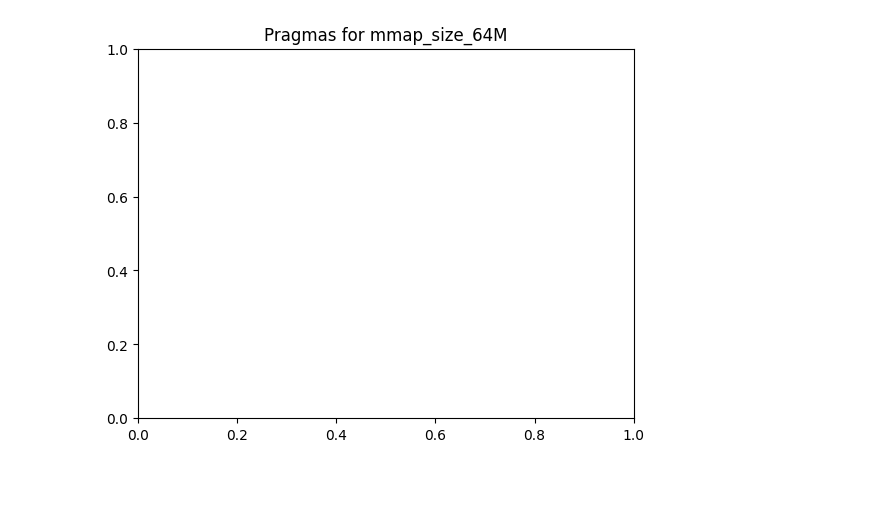
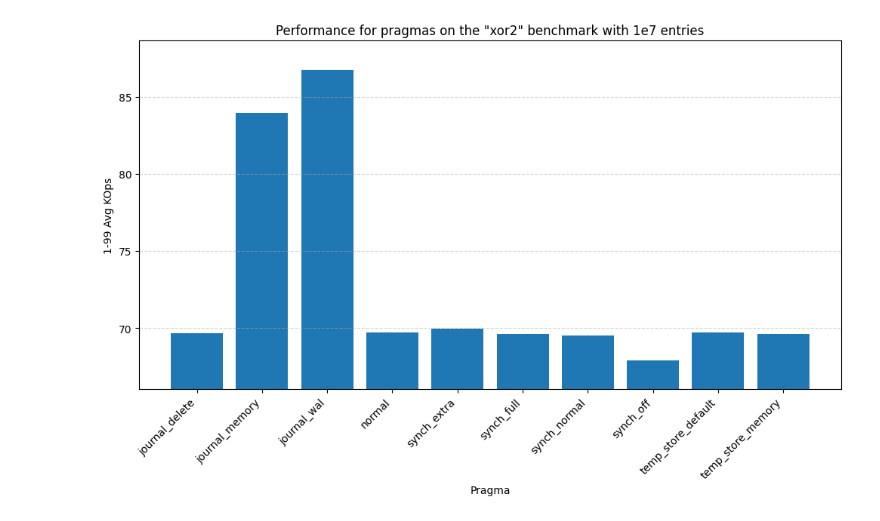
Before and after one commit to carljohnsen/duplicati-blogpost, a Jupyter notebook: WIP-sqlite/benchmark/plotting.ipynb, the cells around one changed output. Cells and saved outputs as stored; diff of their text form; code cells hidden in the pictures; blank space fills up the shorter version.

Commit message:
Added more plots

```diff
--- a/WIP-sqlite/benchmark/plotting.ipynb
+++ b/WIP-sqlite/benchmark/plotting.ipynb
@@ -76,11 +80,80 @@ def read_pragmas():
                 result[b][subsub][entries] = inner
     return result
 
+def plot_pragmas_surface(b, sbl, sbs):
+    xs = []
+    ys = []
+    zs = []
+    for i, sb in enumerate(sbs):
+        for ee in range(4):
+            xs.append(ee)
+            ys.append(i)
+            zs.append(values[b][f'{sbl}_{sb}'][10**(ee+4)]['1-99_avg_kops'])
+
+    xs = np.array(xs)
+    ys = np.array(ys)
+    zs = np.array(zs)
+
+    fig, ax = plt.subplots(subplot_kw={"projection": "3d"}, figsize=(20, 10))
+
+    xx, yy = np.meshgrid(np.unique(xs), np.unique(ys))
+    xs, ys = xx.ravel(), yy.ravel()
+    zs = zs.reshape(xx.shape)
+    surf = ax.plot_surface(xx, yy, zs, cmap=cm.coolwarm, linewidth=0, antialiased=False)
+    ax.set_xlabel('Number of entries')
+    ax.set_ylabel('Pragma value')
+    ax.set_zlabel('1-99 Avg KOps')
+    ax.set_yticks(np.arange(len(sbs)), labels=sbs)
+    ax.set_xticks(xs, labels=[f'1e{(x+4)}' for x in xs])
+    plt.title(f'Performance for tuning the {sbl} pragma on the "{b}" benchmark')
+    plt.show()
+
+def plot_pragmas_curves(b, sbl, sbs):
+    plt.figure(figsize=(12, 6))
+    plt.grid(axis='y', linestyle='--', alpha=0.5)
+    for i, sb in enumerate(sbs):
+        xs = []
+        ys = []
+        zs = []
+        for ee in range(4):
+            xs.append(10**(ee+4))
+            ys.append(i)
+            zs.append(values[b][f'{sbl}_{sb}'][10**(ee+4)]['1-99_avg_kops'])
+
+        plt.plot(xs, zs, label=f'{sbl}_{sb}')
+
+    plt.xlabel('Number of entries')
+    plt.ylabel('1-99 Avg KOps')
+    plt.title(f'Performance for tuning the {sbl} pragma on the "{b}" benchmark')
+    plt.xscale('log')
+    plt.legend(loc='center left', bbox_to_anchor=(1, 0.5))
+    plt.show()
+
+def plot_pragmas_bar(b, e):
+    pragmas = [f.removeprefix(f'pragmas_{b}_').removesuffix('.csv') for f in reports if f.startswith(f'pragmas_{b}_')]
+    kops = [values[b][p][10**(e+4)]['1-99_avg_kops'] for p in pragmas]
+
+    plt.figure(figsize=(12, 6))
+    plt.grid(axis='y', linestyle='--', alpha=0.5)
+    plt.bar(pragmas, kops)
+    vrange = max(kops) - min(kops)
+    plt.ylim(min(kops) - 0.1 * vrange, max(kops) + 0.1 * vrange)
+    plt.xlabel('Pragma')
+    plt.ylabel('1-99 Avg KOps')
+    plt.title(f'Performance for pragmas on the "{b}" benchmark with 1e{(e+4)} entries')
+    plt.xticks(rotation=45, ha='right')
+    plt.show()
+
 values = read_pragmas()
+#b = 'select'
+for b in benchmarks:
+    #sbl = 'temp_store'
+    #sbs = [f.removeprefix(f'pragmas_{b}_{sbl}_').removesuffix('.csv') for f in reports if f.startswith(f'pragmas_{b}_{sbl}')]
+    #plot_pragmas_curves(b, sbl, sbs)
 
-b = benchmarks[0]
-sb = list(values[b].keys())[0]
-e = 10000
-print (values[b][sb][e]['1-99_avg_kops'])
-plt.title(f'Pragmas for {sb}')
+    for e in range(3,4):
+        try:
+            plot_pragmas_bar(b, e)
+        except:
+            pass
 # %% [output]
@@ -89 +160 @@ Text(0.5, 1.0, 'Pragmas for mmap_size_64M')
-[figure, old version]
+[figure, new version]
```
Also changed, not shown: parts of 3 cells of this notebook.
